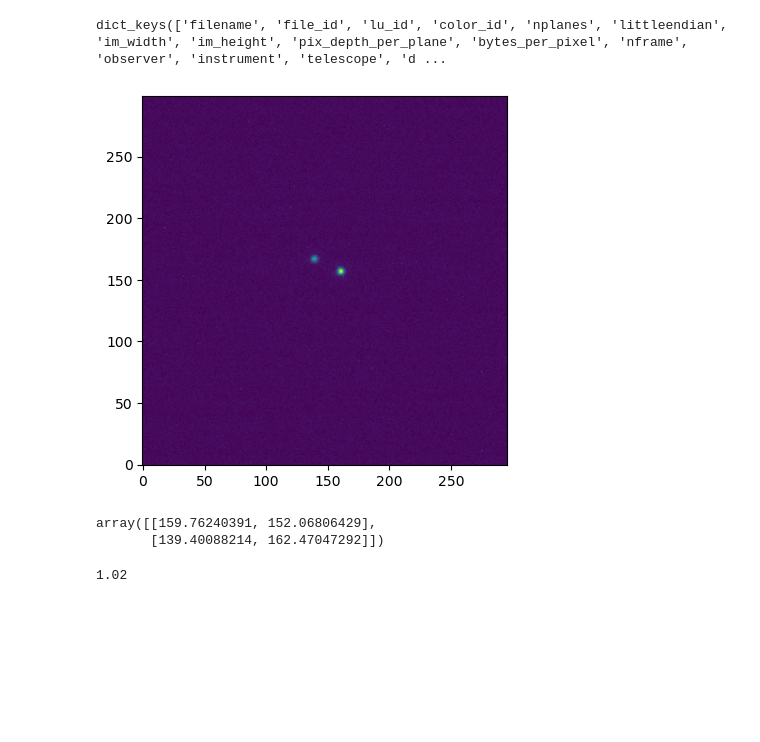
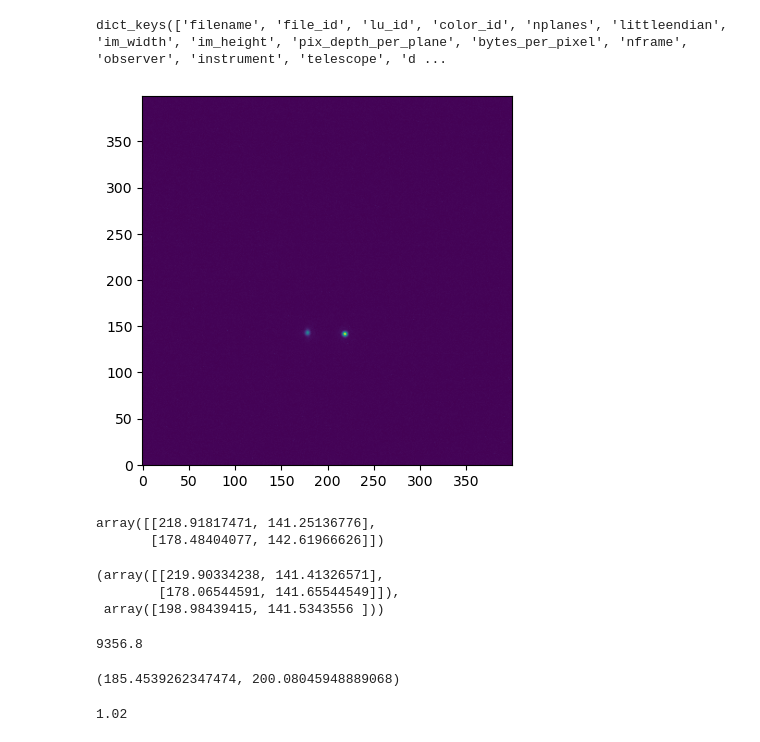
Before and after one commit to tepickering/ser_utils, a Jupyter notebook: notebooks/dimm_dev.ipynb, the cells around one changed output. Drawn from its saved outputs; the diff is of its cells as text; code cells hidden in the pictures; blank space fills up the shorter version.

```diff
--- a/notebooks/dimm_dev.ipynb
+++ b/notebooks/dimm_dev.ipynb
@@ -43,7 +40,8 @@ np.sum(qe_tab["qe"] * qe_tab["wavelength"]) /np.sum(qe_tab["qe"])
 plt.close('all')
 # %%
 testfile = Path.home() / "SAAO/timdimm_data/indi_2023-06-24/indi_record_2023-06-24@18-21-31.ser"
-#testfile = Path.home() / "SAAO/timdimm_data/indi_2023-06-24/indi_record_2023-06-24@18-18-32.ser"
+testfile = Path.home() / "SAAO/timdimm_data/indi_2023-06-24/indi_record_2023-06-24@18-18-32.ser"
+testfile = Path.home() / "SAAO/timdimm_data/indi_2023-07-03/antares_long.ser"
 d = load_ser_file(testfile)
 # %%
 d.keys()
@@ -51,17 +49,35 @@ d.keys()
 dict_keys(['filename', 'file_id', 'lu_id', 'color_id', 'nplanes', 'littleendian', 'im_width', 'im_height', 'pix_depth_per_plane', 'bytes_per_pixel', 'nframe', 'observer', 'instrument', 'telescope', 'd ...
 # %%
 fig, ax = plt.subplots()
-ax.imshow(d["data"][100], origin="lower")
+ax.imshow(d["data"][0], origin="lower")
 plt.show()
 # %% [output]
-[figure, old version]
+[figure, new version]
 # %%
-aps = find_apertures(d['data'][2000])
-ap_stats = ApertureStats(d['data'][2000], aps[0])
+aps = find_apertures(d['data'][0], fwhm=5)
+ap_stats = ApertureStats(d['data'][0], aps[0])
 ap_stats.centroid
 # %% [output]
-array([[159.76240391, 152.06806429],
-       [139.40088214, 162.47047292]])
+array([[218.91817471, 141.25136776],
+       [178.48404077, 142.61966626]])
+# %%
+ave_im = np.mean(d['data'][:10], axis=0)
+aps = find_apertures(ave_im, brightest=2)
+ap_stats = ApertureStats(ave_im, aps[0])
+ap_stats.centroid, np.mean(ap_stats.centroid, axis=0)
+# %% [output]
+(array([[219.90334238, 141.41326571],
+        [178.06544591, 141.65544549]]),
+ array([198.98439415, 141.5343556 ]))
+# %%
+ap_stats.max.max()
+# %% [output]
+9356.8
+# %%
+x, y = np.mean(ap_stats.centroid, axis=0)
+x, y
+# %% [output]
+(185.4539262347474, 200.08045948889068)
 # %%
 airmass = 1/np.cos(90 * u.deg - 62 * u.deg)
 results = analyze_dimm_cube(testfile, airmass=airmass, plot=False)
```
Also changed, not shown: parts of 4 cells of this notebook.
